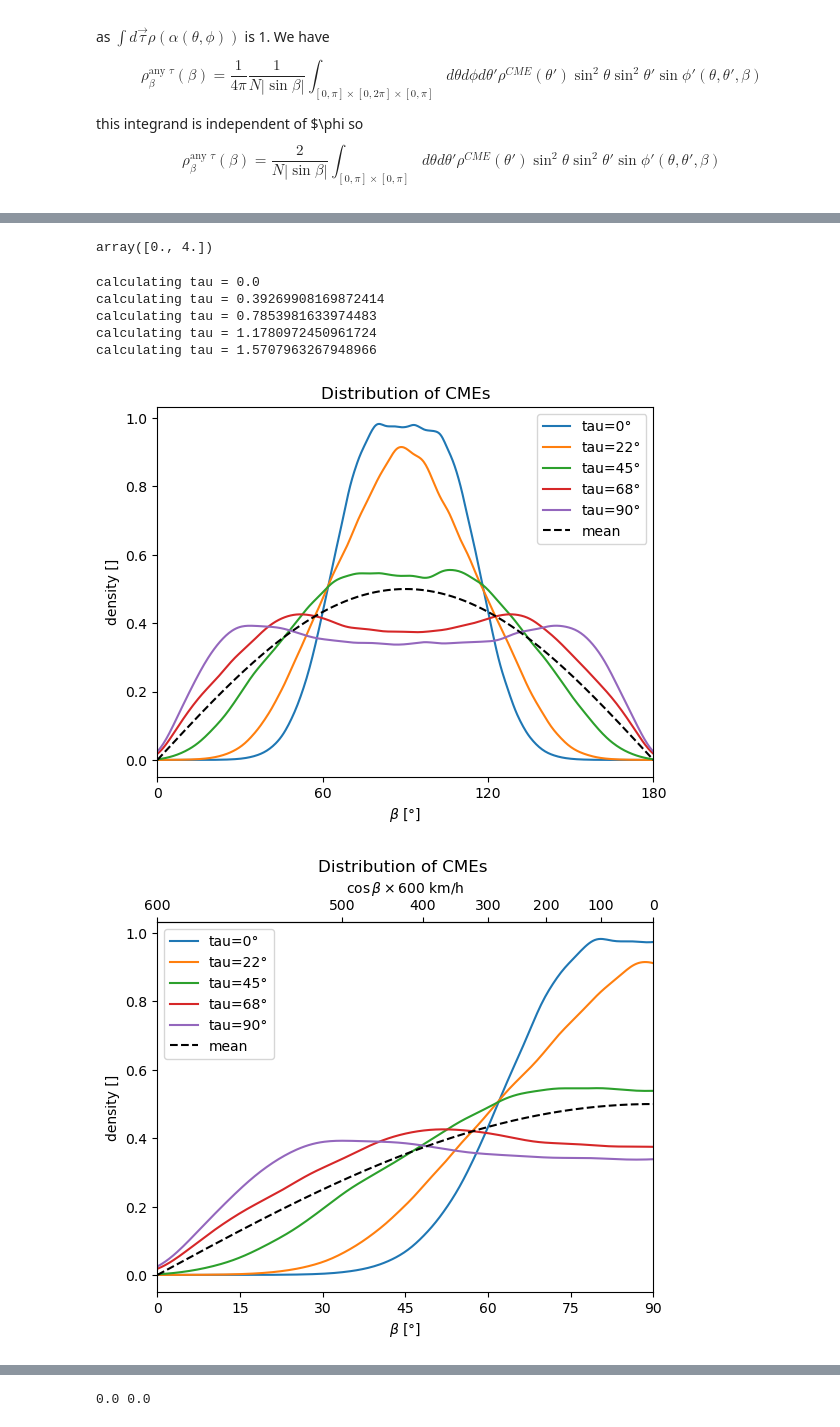
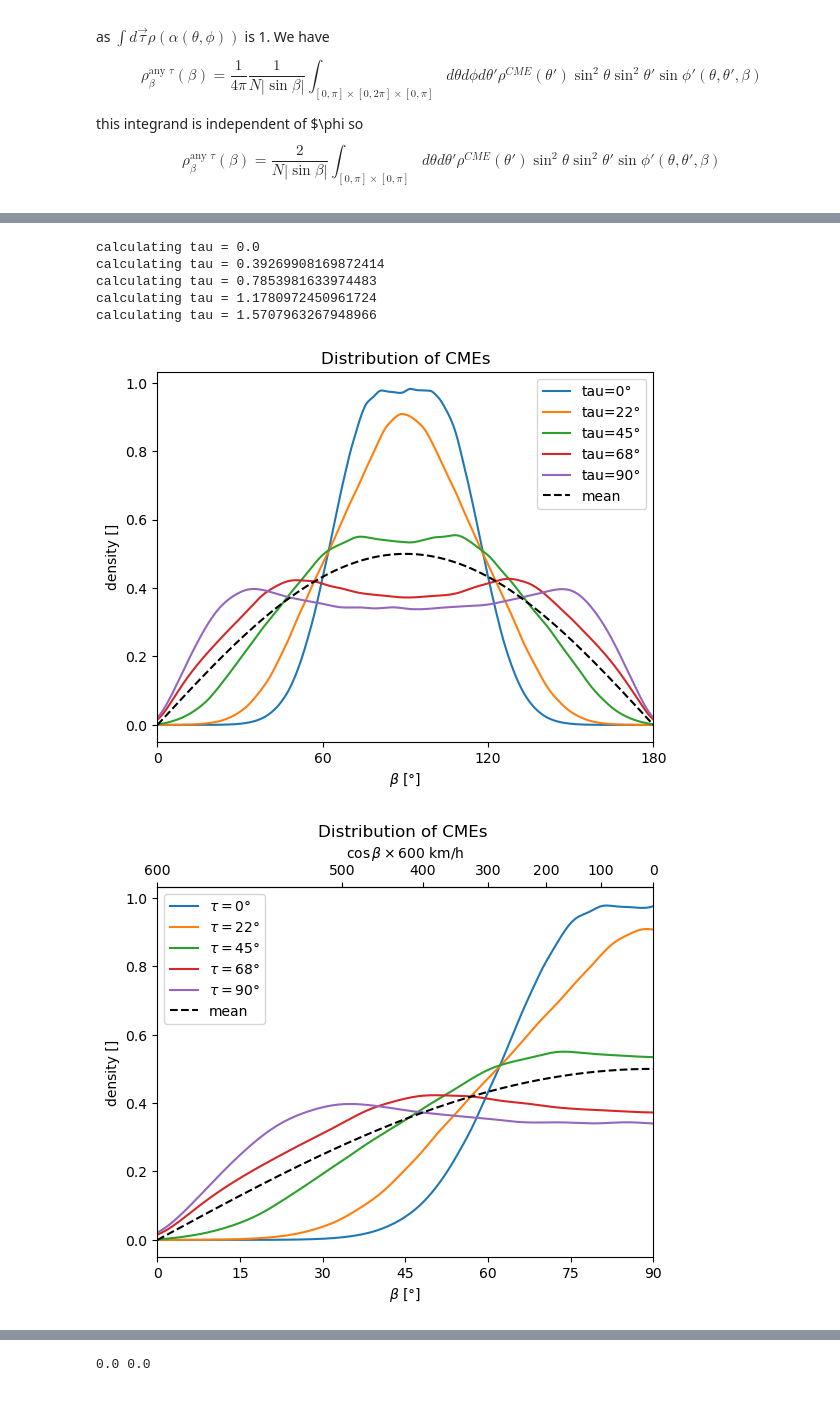
Before and after one commit to demichieldewilde/CME_distribution, a Jupyter notebook: CME_distrution.ipynb, the cells around one changed output, grey strips where cells are left out. Saved outputs shown, nothing was run; the diff lists cells and outputs as text; code cells hidden in the pictures.

```diff
--- a/CME_distrution.ipynb
+++ b/CME_distrution.ipynb
@@ -201,8 +201,3 @@ plt.show()
-# %%
-a = np.array([0.9, 4.1])
-np.floor(a)
-# %% [output]
-array([0., 4.])
 # %%
 import random
 x = np.linspace(0,np.pi, 500)
@@ -226,7 +221,7 @@ def get_occurence(theta, phi, theta2, tau):
     alpha = get_alpha(tau, theta, phi)
     return rho(alpha) * rho_CME(theta2)
 
-def build_list(tau, n=10**7):
+def build_list(tau, n=2*10**7):
     L = []
     W = []
     (theta, phi, theta2, phi2) = sampler(n)
@@ -280,37 +275,37 @@ calculating tau = 0.39269908169872414
 calculating tau = 0.7853981633974483
 calculating tau = 1.1780972450961724
 calculating tau = 1.5707963267948966
-[figure, old version]
+[figure, new version]
 # %%
 x = np.linspace(0,np.pi, 500)
 
 
 def speed2beta(v):
     return np.arccos(v / 600 )
 
 def beta2speed(beta):
     return  np.cos(beta) * 600
 
 
 def plotting_(dens, taus):
     # fig,
     for i,d in enumerate(dens):
-        plt.plot(x, d(x), label=f"tau={round(taus[i]/np.pi*180)}°")
+        plt.plot(x, d(x), label=fr"$\tau=${round(taus[i]/np.pi*180)}°")
     # mean = mean_density(dens, T)
     # plt.plot(x, mean(x), "--", color='black', label="mean")
     plt.plot(x, np.sin(x)/2, "--", color='black', label="mean")
 
     plt.legend()
     plt.title("Distribution of CMEs ")
     plt.xticks(np.linspace(0,np.pi/2, 7), range(0,91,15))
     ax = plt.gca()
     secax = ax.secondary_xaxis('top', functions=(beta2speed, speed2beta))
     secax.set_xlabel(r'$\cos \beta \times 600$ km/h ')
     plt.xlabel(r"$\beta$ [°]")
     plt.ylabel(r"density []")
     plt.xlim(0,np.pi/2)
     plt.show()
 
 plotting_(dens, T)
 # %% [output]
-[figure, old version]
+[figure, new version]
```
Also changed, not shown: parts of 14 cells of this notebook.
